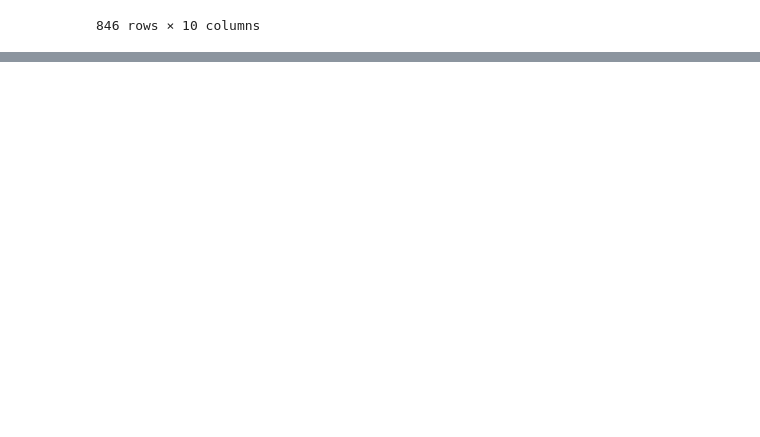
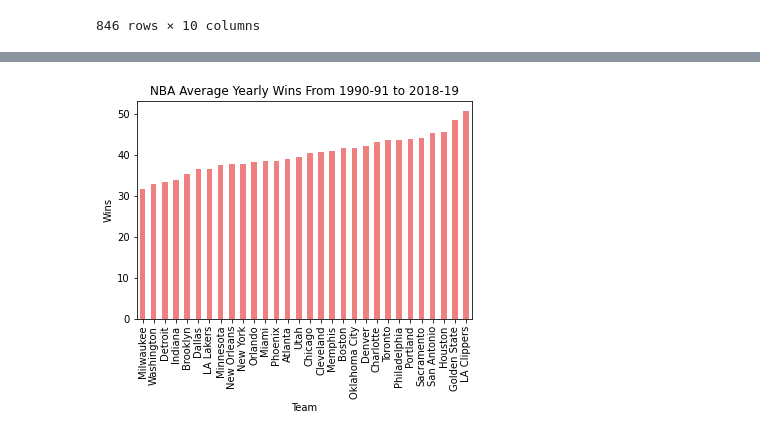
Before and after one commit to Kylec66/NBA-Analysis, a Jupyter notebook: NBA Payrolls Vs Performance.ipynb, the cells around one changed output, grey strips where cells are left out. Saved outputs shown, nothing was run; the diff lists cells and outputs as text; code cells hidden in the pictures; blank space fills up the shorter version.

```diff
--- a/NBA Payrolls Vs Performance.ipynb
+++ b/NBA Payrolls Vs Performance.ipynb
@@ -181,0 +192,9 @@ team_means.head()
+# %%
+#Average Yearly Wins Per Team
+average_yearly_wins = team_means['Wins']
+average_yearly_wins = average_yearly_wins.sort_values(ascending=True)
+average_yearly_wins.plot(kind="bar",title="NBA Average Yearly Wins From 1990-91 to 2018-19", ylabel="Wins", color="lightcoral", width=0.5)
+
+plt.show()
+# %% [output]
+[figure, added]
```
Also changed, not shown: parts of 29 cells of this notebook.
